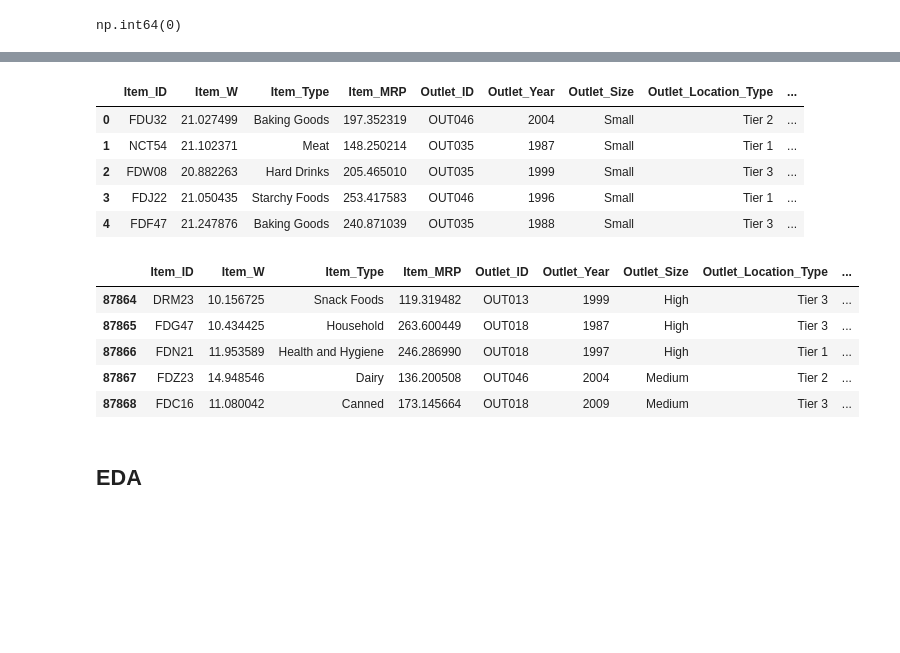
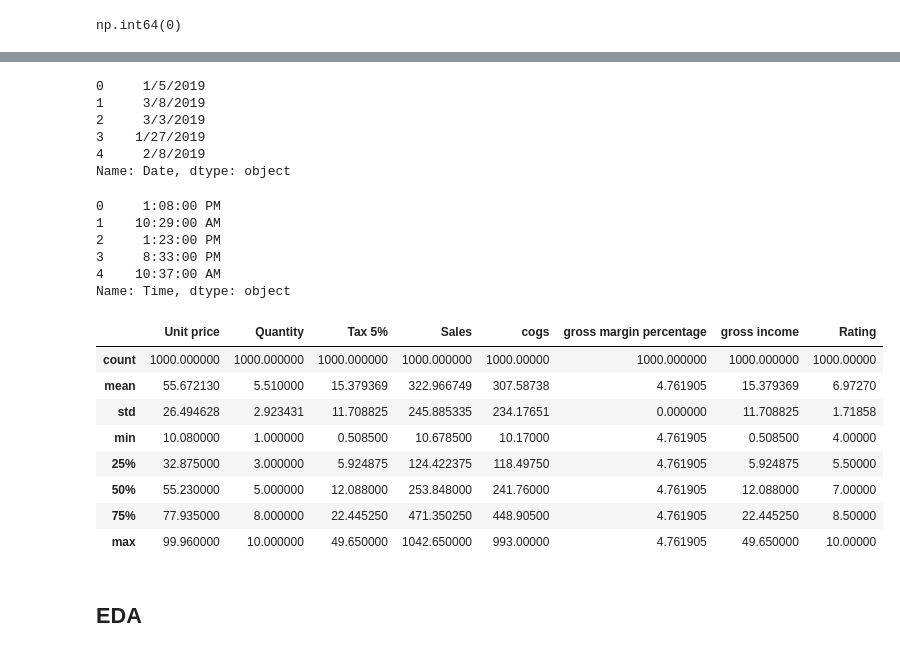
Before and after one commit to riwaz-joshi08/Supermarket_Data_Analysis, a Jupyter notebook: Supermarket_Data_Analysis.ipynb, the cells around one changed output, grey strips where cells are left out. Saved outputs shown, nothing was run; the diff lists cells and outputs as text; code cells hidden in the pictures; blank space fills up the shorter version.

```diff
--- a/Supermarket_Data_Analysis.ipynb
+++ b/Supermarket_Data_Analysis.ipynb
@@ -129,21 +45,36 @@ test_cleaned.drop(columns=['source'],inplace=True)
-# %%
-train_cleaned.head()
-# %% [output]
-|  | Item_ID | Item_W | Item_Type | Item_MRP | Outlet_ID | Outlet_Year | Outlet_Size | Outlet_Location_Type | ... |
-| 0 | FDU32 | 21.027499 | Baking Goods | 197.352319 | OUT046 | 2004 | Small | Tier 2 | ... |
-| 1 | NCT54 | 21.102371 | Meat | 148.250214 | OUT035 | 1987 | Small | Tier 1 | ... |
-| 2 | FDW08 | 20.882263 | Hard Drinks | 205.465010 | OUT035 | 1999 | Small | Tier 3 | ... |
-| 3 | FDJ22 | 21.050435 | Starchy Foods | 253.417583 | OUT046 | 1996 | Small | Tier 1 | ... |
-| 4 | FDF47 | 21.247876 | Baking Goods | 240.871039 | OUT035 | 1988 | Small | Tier 3 | ... |
-# %%
-test_cleaned.head()
-# %% [output]
-|  | Item_ID | Item_W | Item_Type | Item_MRP | Outlet_ID | Outlet_Year | Outlet_Size | Outlet_Location_Type | ... |
-| 87864 | DRM23 | 10.156725 | Snack Foods | 119.319482 | OUT013 | 1999 | High | Tier 3 | ... |
-| 87865 | FDG47 | 10.434425 | Household | 263.600449 | OUT018 | 1987 | High | Tier 3 | ... |
-| 87866 | FDN21 | 11.953589 | Health and Hygiene | 246.286990 | OUT018 | 1997 | High | Tier 1 | ... |
-| 87867 | FDZ23 | 14.948546 | Dairy | 136.200508 | OUT046 | 2004 | Medium | Tier 2 | ... |
-| 87868 | FDC16 | 11.080042 | Canned | 173.145664 | OUT018 | 2009 | Medium | Tier 3 | ... |
+# %%
+df['Date']=pd.to_datetime(df['Date'])
+df['Time'] = pd.to_datetime(df['Time'], format='%I:%M:%S %p').dt.time
+# %%
+df['Date'].head()
+# %% [output]
+0     1/5/2019
+1     3/8/2019
+2     3/3/2019
+3    1/27/2019
+4     2/8/2019
+Name: Date, dtype: object
+# %%
+df['Time'].head()
+# %% [output]
+0     1:08:00 PM
+1    10:29:00 AM
+2     1:23:00 PM
+3     8:33:00 PM
+4    10:37:00 AM
+Name: Time, dtype: object
+# %%
+df.describe()
+# %% [output]
+|  | Unit price | Quantity | Tax 5% | Sales | cogs | gross margin percentage | gross income | Rating |
+| count | 1000.000000 | 1000.000000 | 1000.000000 | 1000.000000 | 1000.00000 | 1000.000000 | 1000.000000 | 1000.00000 |
+| mean | 55.672130 | 5.510000 | 15.379369 | 322.966749 | 307.58738 | 4.761905 | 15.379369 | 6.97270 |
+| std | 26.494628 | 2.923431 | 11.708825 | 245.885335 | 234.17651 | 0.000000 | 11.708825 | 1.71858 |
+| min | 10.080000 | 1.000000 | 0.508500 | 10.678500 | 10.17000 | 4.761905 | 0.508500 | 4.00000 |
+| 25% | 32.875000 | 3.000000 | 5.924875 | 124.422375 | 118.49750 | 4.761905 | 5.924875 | 5.50000 |
+| 50% | 55.230000 | 5.000000 | 12.088000 | 253.848000 | 241.76000 | 4.761905 | 12.088000 | 7.00000 |
+| 75% | 77.935000 | 8.000000 | 22.445250 | 471.350250 | 448.90500 | 4.761905 | 22.445250 | 8.50000 |
+| max | 99.960000 | 10.000000 | 49.650000 | 1042.650000 | 993.00000 | 4.761905 | 49.650000 | 10.00000 |
 # %% [markdown]
 ## EDA
 # %% [markdown]
```
Also changed, not shown: parts of 15 cells of this notebook, 4 other files.
